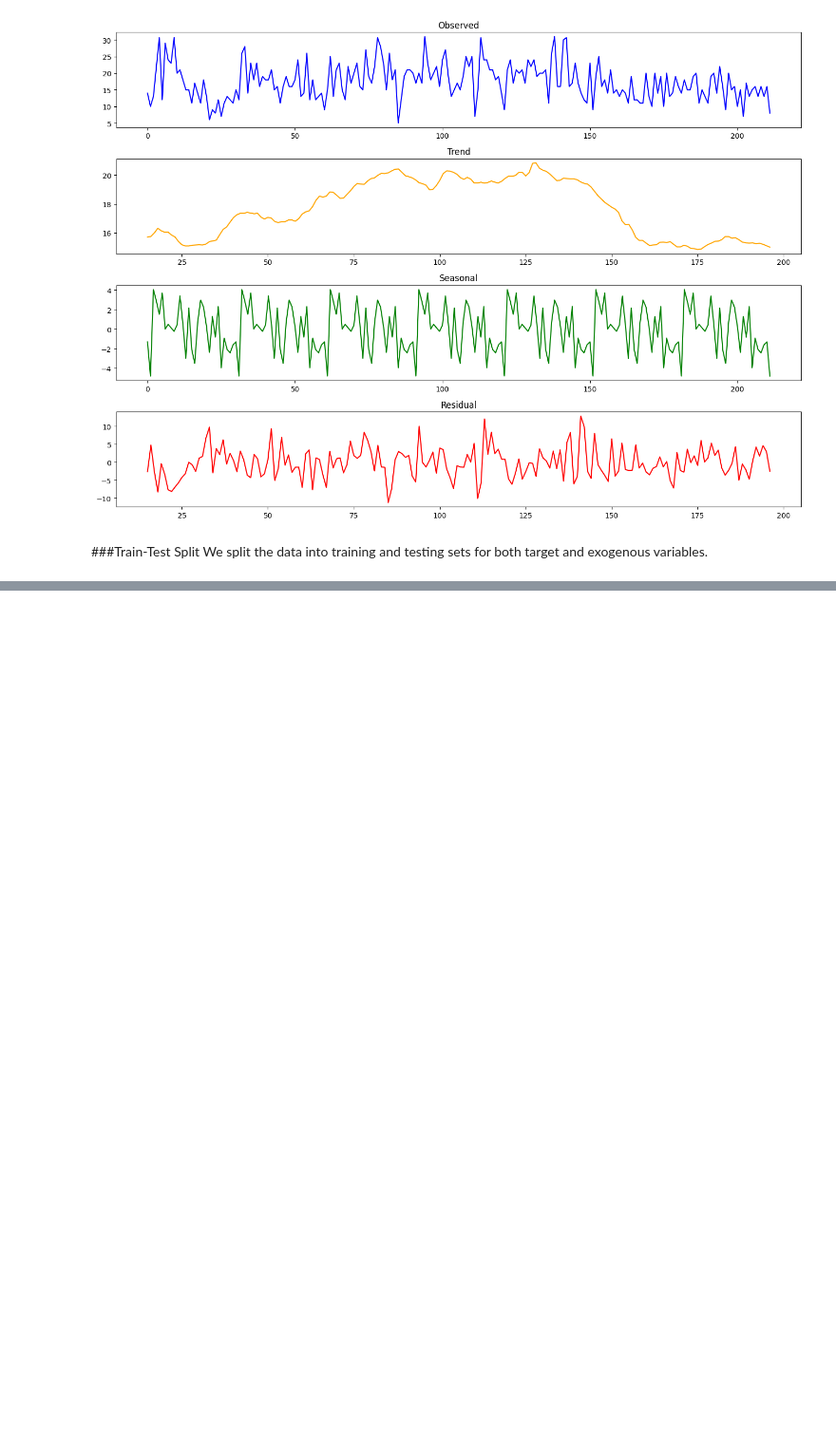
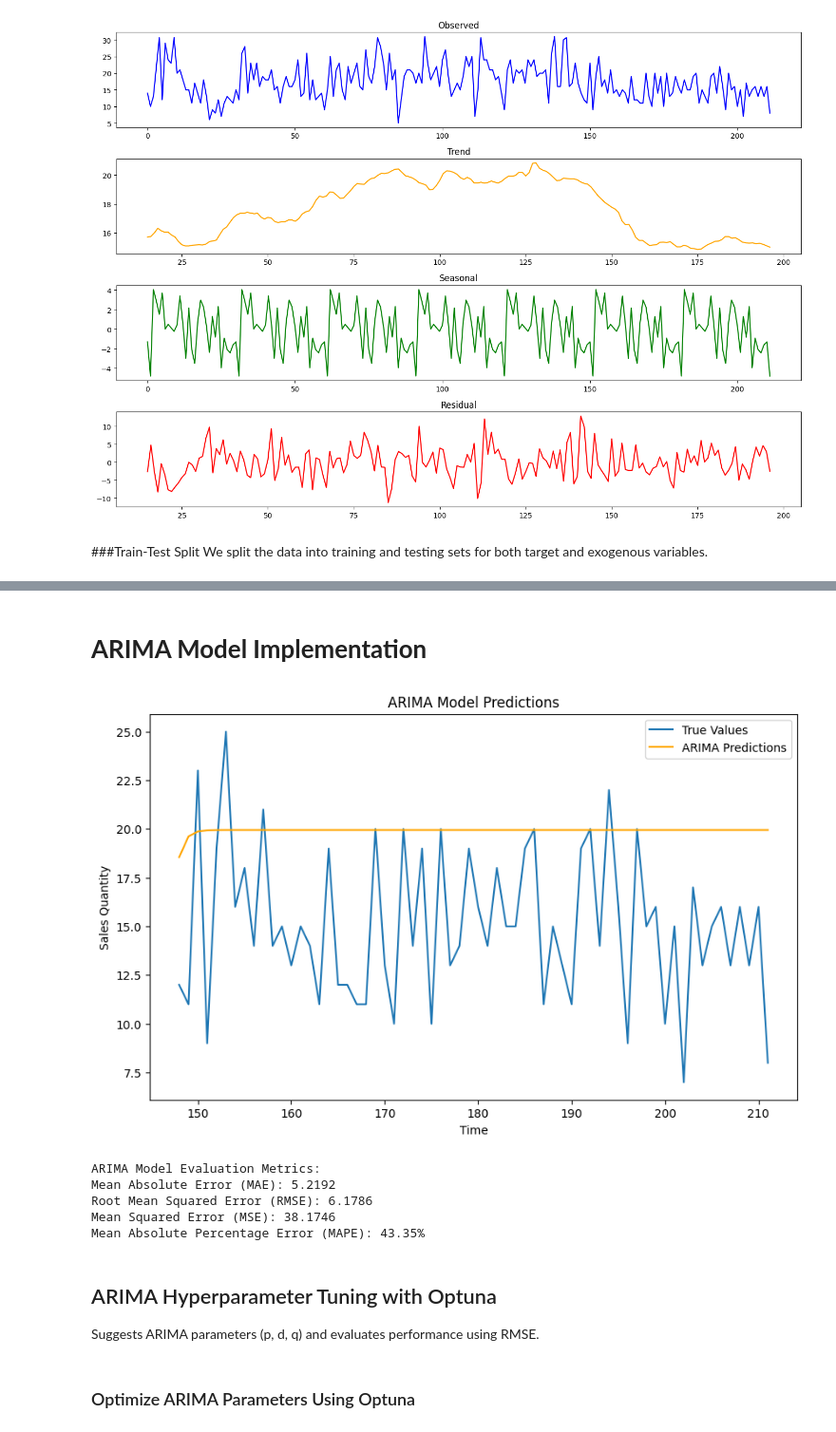
Before and after one commit to Saket22-CS/Saket-Infosys-Nov24, a Jupyter notebook: FutureCart_Infosys.ipynb, the cells around one changed output, grey strips where cells are left out. Shown at 95% size. Saved outputs shown, nothing was run; the diff lists cells and outputs as text; code cells hidden in the pictures; blank space fills up the shorter version.

```diff
--- a/FutureCart_Infosys.ipynb
+++ b/FutureCart_Infosys.ipynb
@@ -1147,0 +1268,31 @@ test_exog = masterdata[exogenous_vars][train_size:]
+# %% [markdown]
+# **ARIMA Model Implementation**
+# %%
+## Step 1: Define and Fit the ARIMA Model
+
+# ARIMA with parameters (1, 1, 1)
+arima_model = ARIMA(train, order=(1, 1, 1))
+arima_model_fit = arima_model.fit()
+
+## Step 2: Forecast Using the ARIMA Model
+arima_predictions = arima_model_fit.forecast(steps=len(test))
+
+## Step 3: Plot ARIMA Model Predictions
+plot_model_predictions(test, arima_predictions, "ARIMA")
+
+# Display ARIMA Model Evaluation Metrics
+print("ARIMA Model Evaluation Metrics:")
+print(f"Mean Absolute Error (MAE): {arima_metrics[0]:.4f}")
+print(f"Root Mean Squared Error (RMSE): {arima_metrics[1]:.4f}")
+print(f"Mean Squared Error (MSE): {arima_metrics[2]:.4f}")
+print(f"Mean Absolute Percentage Error (MAPE): {arima_metrics[3]:.2f}%")
+# %% [output]
+[figure, added]
+ARIMA Model Evaluation Metrics:
+Mean Absolute Error (MAE): 5.2192
+Root Mean Squared Error (RMSE): 6.1786
+Mean Squared Error (MSE): 38.1746
+Mean Absolute Percentage Error (MAPE): 43.35%
+# %% [markdown]
+## ARIMA Hyperparameter Tuning with Optuna
+ Suggests ARIMA parameters (p, d, q) and evaluates performance using RMSE.
@@ -1147,0 +1313,2 @@ test_exog = masterdata[exogenous_vars][train_size:]
+# %% [markdown]
+### Optimize ARIMA Parameters Using Optuna
```
Also changed, not shown: parts of 53 cells of this notebook.
